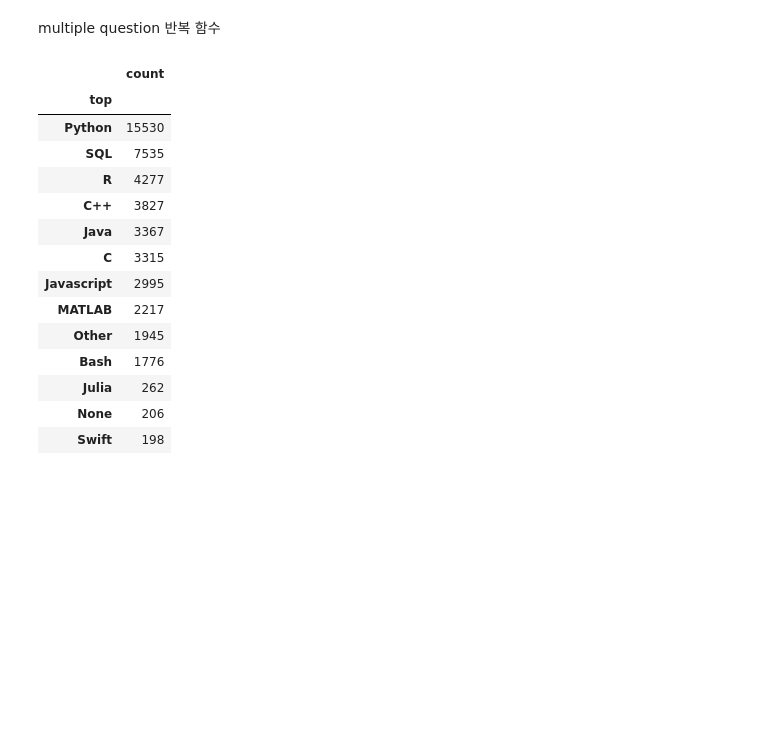
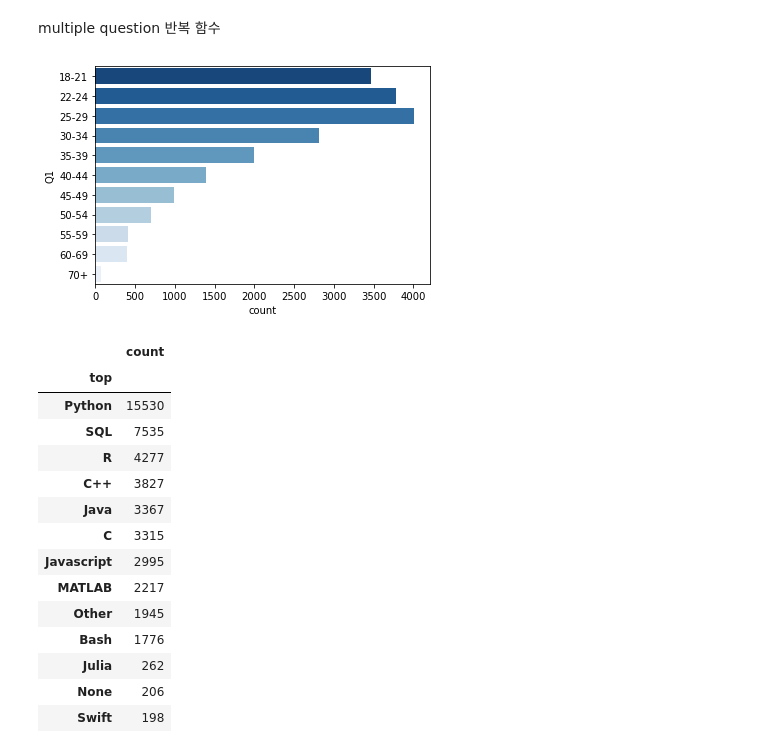
Before and after one commit to Kisooofficial/Android_project, a Jupyter notebook: kaggle.ipynb, the cells around one changed output. Cells and saved outputs as stored; diff of their text form; code cells hidden in the pictures; blank space fills up the shorter version.

```diff
--- a/kaggle.ipynb
+++ b/kaggle.ipynb
@@ -161,6 +161,14 @@ def get_question_title_by_qno(qno):
     else:
         q_no = question.filter(regex = qno)[0].split('-')[0]
         return q_no
+# %%
+def show_countplot_by_qno(qno, order = None):
+    if not order:
+        order = answer[qno].value_counts().index
+    sns.countplot(data = answer.sort_values("Q1"), y = qno, palette = "Blues_r")
+show_countplot_by_qno("Q1")
+# %% [output]
+[figure, added]
 # %%
 def get_multiple_choice_answer_by_qno(qno):
     df_answer = answer.filter(regex = qno)
```
Also changed, not shown: parts of 2 cells of this notebook.
